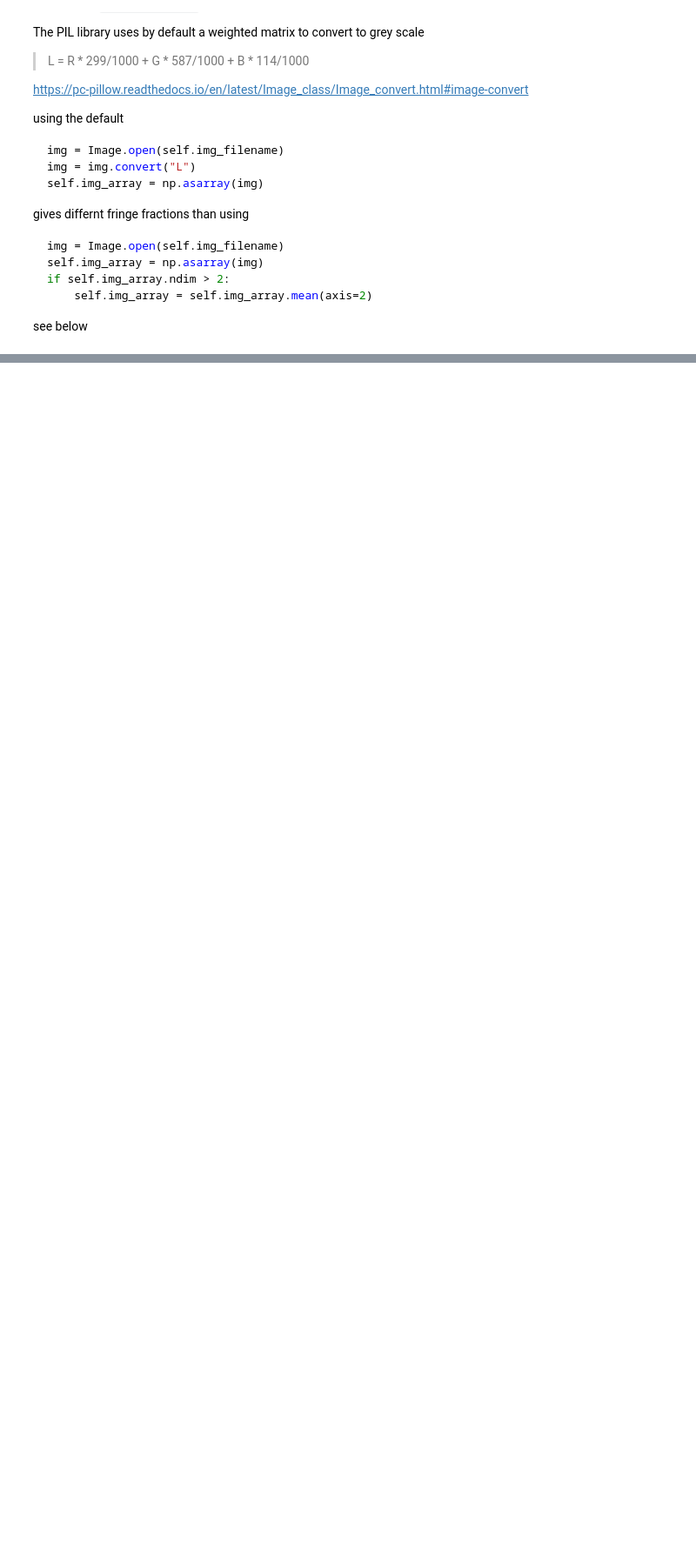
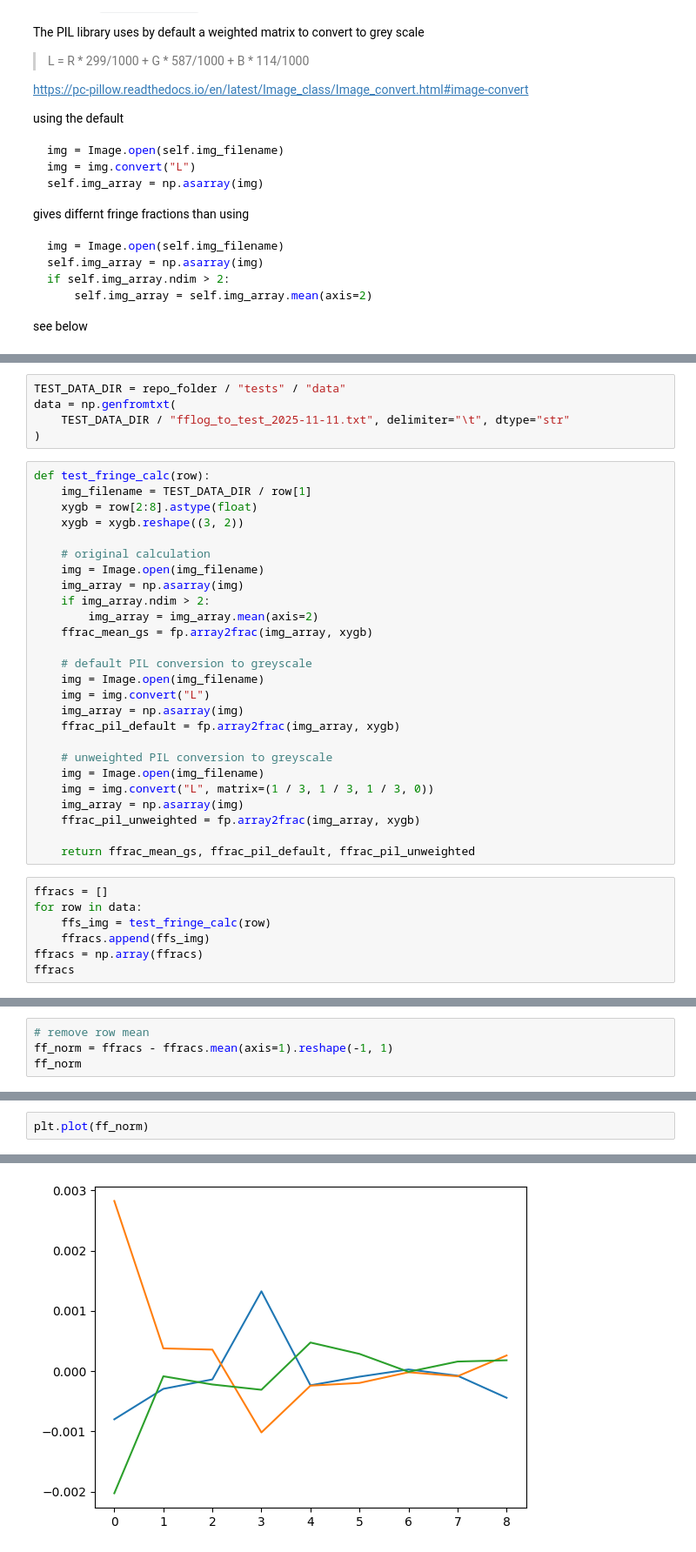
Before and after one commit to MSLNZ/ls-fringeapp, a Jupyter notebook: notebooks/14_image_conversion_to_grey_scale.ipynb, the cells around one changed output, grey strips where cells are left out. Shown at 87% size. Drawn from its saved outputs; the diff is of its cells as text; blank space fills up the shorter version.

```diff
--- a/notebooks/14_image_conversion_to_grey_scale.ipynb
+++ b/notebooks/14_image_conversion_to_grey_scale.ipynb
@@ -68,0 +53,38 @@ def test_fringe_calc(row):
+# %%
+TEST_DATA_DIR = repo_folder / "tests" / "data"
+data = np.genfromtxt(
+    TEST_DATA_DIR / "fflog_to_test_2025-11-11.txt", delimiter="\t", dtype="str"
+)
+# %%
+def test_fringe_calc(row):
+    img_filename = TEST_DATA_DIR / row[1]
+    xygb = row[2:8].astype(float)
+    xygb = xygb.reshape((3, 2))
+
+    # original calculation
+    img = Image.open(img_filename)
+    img_array = np.asarray(img)
+    if img_array.ndim > 2:
+        img_array = img_array.mean(axis=2)
+    ffrac_mean_gs = fp.array2frac(img_array, xygb)
+
+    # default PIL conversion to greyscale
+    img = Image.open(img_filename)
+    img = img.convert("L")
+    img_array = np.asarray(img)
+    ffrac_pil_default = fp.array2frac(img_array, xygb)
+
+    # unweighted PIL conversion to greyscale
+    img = Image.open(img_filename)
+    img = img.convert("L", matrix=(1 / 3, 1 / 3, 1 / 3, 0))
+    img_array = np.asarray(img)
+    ffrac_pil_unweighted = fp.array2frac(img_array, xygb)
+
+    return ffrac_mean_gs, ffrac_pil_default, ffrac_pil_unweighted
+# %%
+ffracs = []
+for row in data:
+    ffs_img = test_fringe_calc(row)
+    ffracs.append(ffs_img)
+ffracs = np.array(ffracs)
+ffracs
@@ -68,0 +101,4 @@ def test_fringe_calc(row):
+# %%
+# remove row mean
+ff_norm = ffracs - ffracs.mean(axis=1).reshape(-1, 1)
+ff_norm
@@ -68,0 +115,3 @@ def test_fringe_calc(row):
+# %%
+plt.plot(ff_norm)
+# %% [output]
@@ -68,0 +121 @@ def test_fringe_calc(row):
+[figure, added]
```
Also changed, not shown: parts of 23 cells of this notebook, 5 other files.
